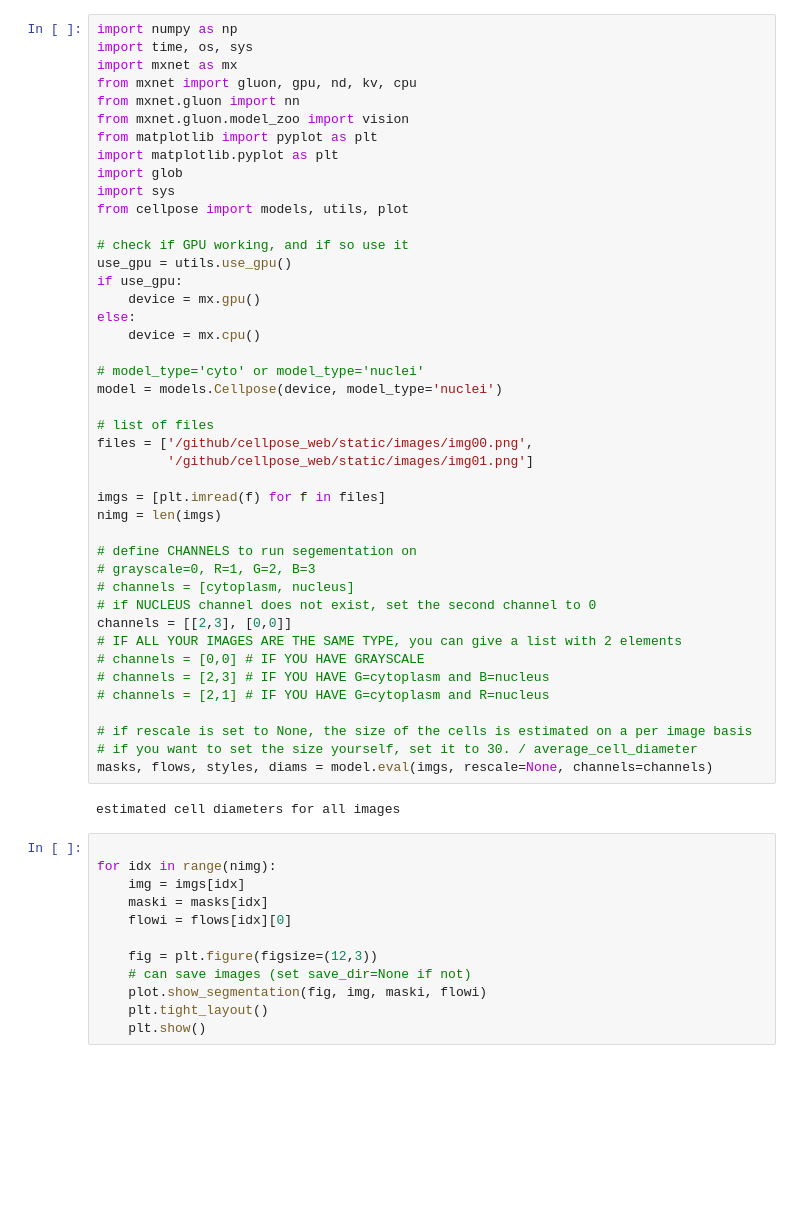
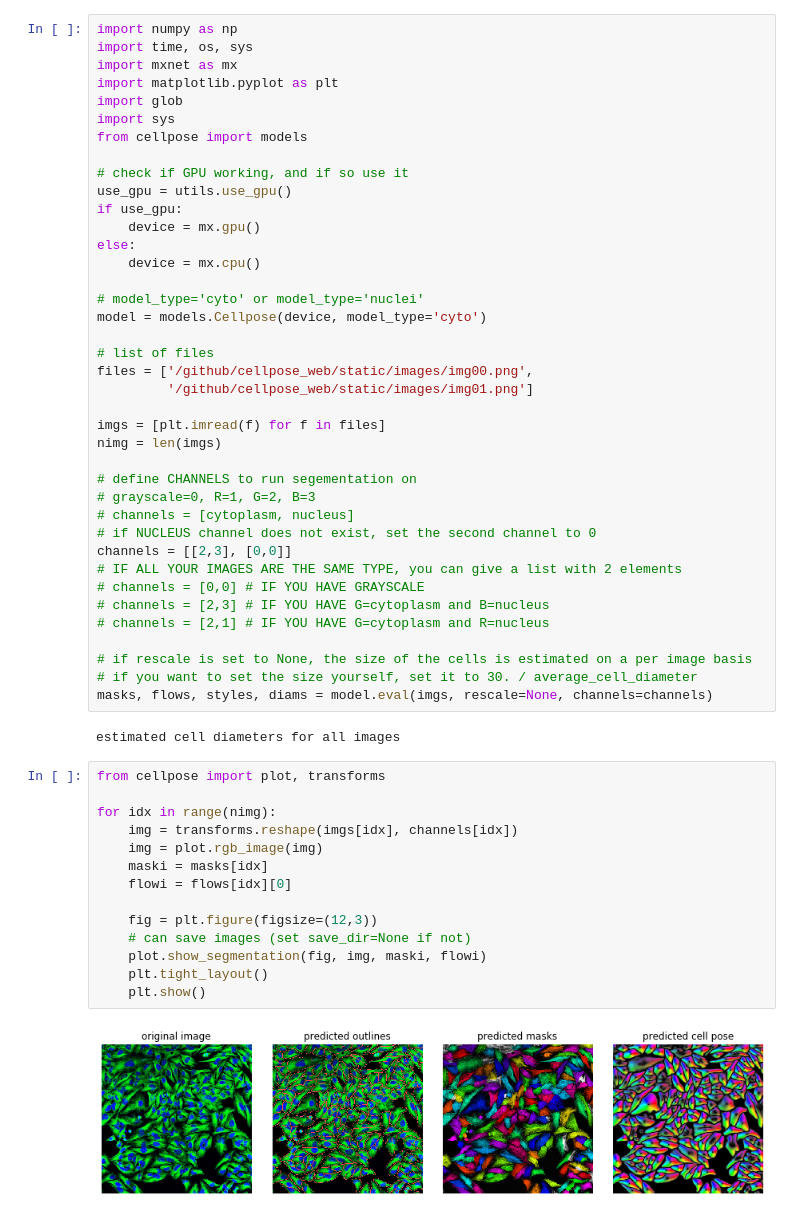
Before and after one commit to MouseLand/cellpose, a Jupyter notebook: notebooks/run_cellpose.ipynb, the cells around one changed output. Drawn from its saved outputs; the diff is of its cells as text; blank space fills up the shorter version.

```diff
--- a/notebooks/run_cellpose.ipynb
+++ b/notebooks/run_cellpose.ipynb
@@ -2,14 +2,10 @@
 import numpy as np
 import time, os, sys
 import mxnet as mx
-from mxnet import gluon, gpu, nd, kv, cpu
-from mxnet.gluon import nn
-from mxnet.gluon.model_zoo import vision
-from matplotlib import pyplot as plt
 import matplotlib.pyplot as plt
 import glob
 import sys
-from cellpose import models, utils, plot
+from cellpose import models
 
 # check if GPU working, and if so use it
 use_gpu = utils.use_gpu()
@@ -19,7 +15,7 @@ else:
     device = mx.cpu()
 
 # model_type='cyto' or model_type='nuclei'
-model = models.Cellpose(device, model_type='nuclei')
+model = models.Cellpose(device, model_type='cyto')
 
 # list of files
 files = ['/github/cellpose_web/static/images/img00.png',
@@ -44,14 +40,18 @@ masks, flows, styles, diams = model.eval(imgs, rescale=None, channels=channels)
 # %% [output]
 estimated cell diameters for all images
 # %%
+from cellpose import plot, transforms
 
 for idx in range(nimg):
-    img = imgs[idx]
+    img = transforms.reshape(imgs[idx], channels[idx])
+    img = plot.rgb_image(img)
     maski = masks[idx]
     flowi = flows[idx][0]
 
     fig = plt.figure(figsize=(12,3))
     # can save images (set save_dir=None if not)
     plot.show_segmentation(fig, img, maski, flowi)
     plt.tight_layout()
     plt.show()
+# %% [output]
+[figure, added]
```
Also changed, not shown: parts of 1 cell of this notebook, 2 other files.
